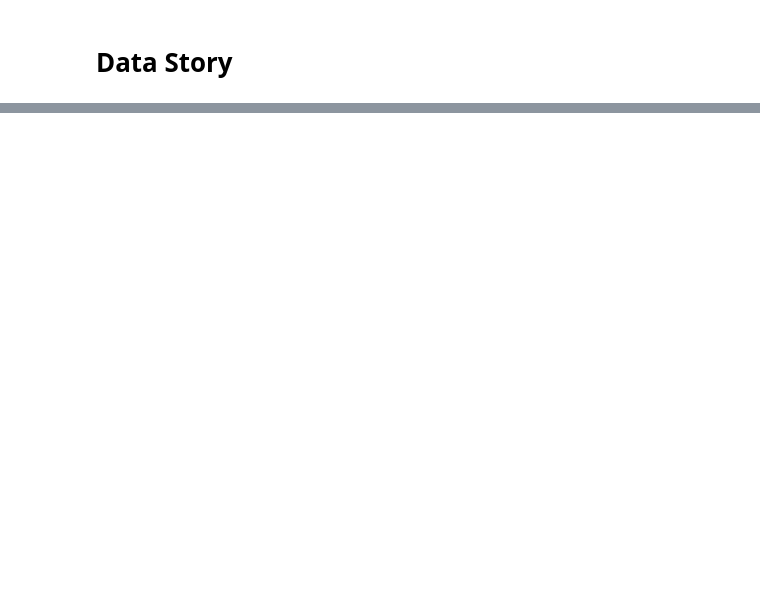
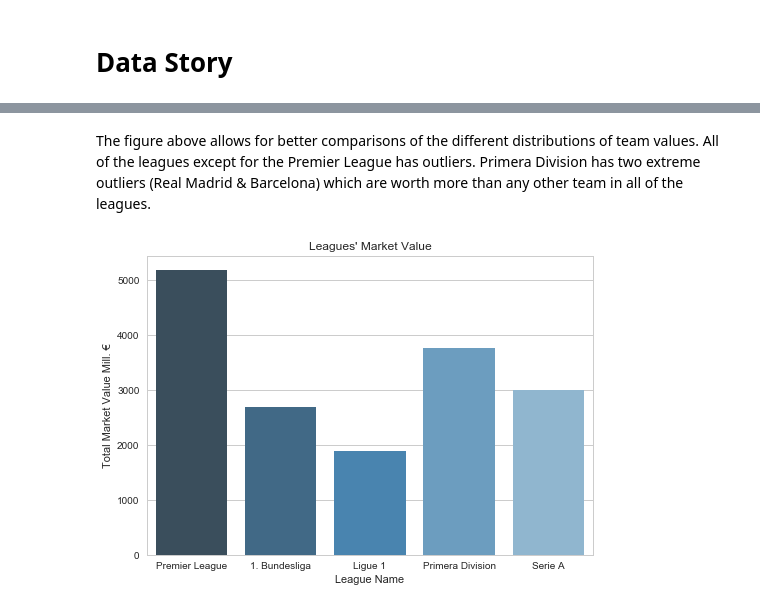
Before and after one commit to gpguerra7/Springboard-Exercises, a Jupyter notebook: Capstone 1/Capstone 1.ipynb, the cells around one changed output, grey strips where cells are left out. Drawn from its saved outputs; the diff is of its cells as text; code cells hidden in the pictures; blank space fills up the shorter version.

```diff
--- a/Capstone 1/Capstone 1.ipynb
+++ b/Capstone 1/Capstone 1.ipynb
@@ -372,0 +509,29 @@ None
+# %% [markdown]
+The figure above allows for better comparisons of the different distributions of team values. All of the leagues except for the Premier League has outliers. Primera Division has two extreme outliers (Real Madrid & Barcelona) which are worth more than any other team in all of the leagues.
+# %%
+#Bar Plot of Leagues' Market Value
+
+ax = plt.axes()
+sns.set(style="whitegrid")
+
+x0 = int(Summary_df[Summary_df['League Name']=="Premier League"]["Team Value Mill. €"].sum())
+x1 = int(Summary_df[Summary_df['League Name']=="1. Bundesliga"]["Team Value Mill. €"].sum())
+x2 = int(Summary_df[Summary_df['League Name']=="Ligue 1"]["Team Value Mill. €"].sum())
+x3 = int(Summary_df[Summary_df['League Name']=="Primera Division"]["Team Value Mill. €"].sum())
+x4 = int(Summary_df[Summary_df['League Name']=="Serie A"]["Team Value Mill. €"].sum())
+
+values = [x0, x1, x2, x3, x4]
+
+columns = ["Market Value Mill. €"]
+df = pd.DataFrame(columns=columns)
+df['Market Value Mill. €'] = values
+
+x = Top_leagues_df['League Name']
+y = df['Market Value Mill. €']
+
+sns.barplot(x=x, y=y, data=crashes, color="b", palette='Blues_d', ax=ax)
+ax.set_title("Leagues' Market Value")
+ax.set_ylabel("Total Market Value Mill. €")
+plt.show()
+# %% [output]
+[figure, added]
```
Also changed, not shown: parts of 22 cells of this notebook.
